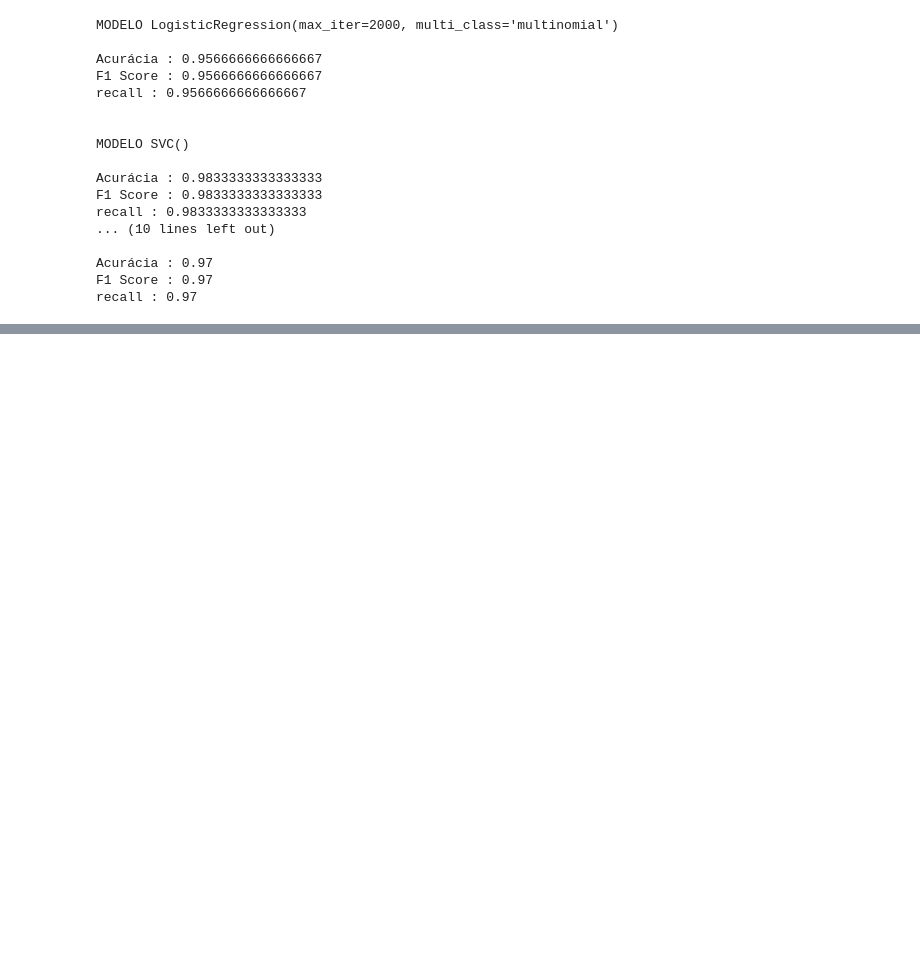
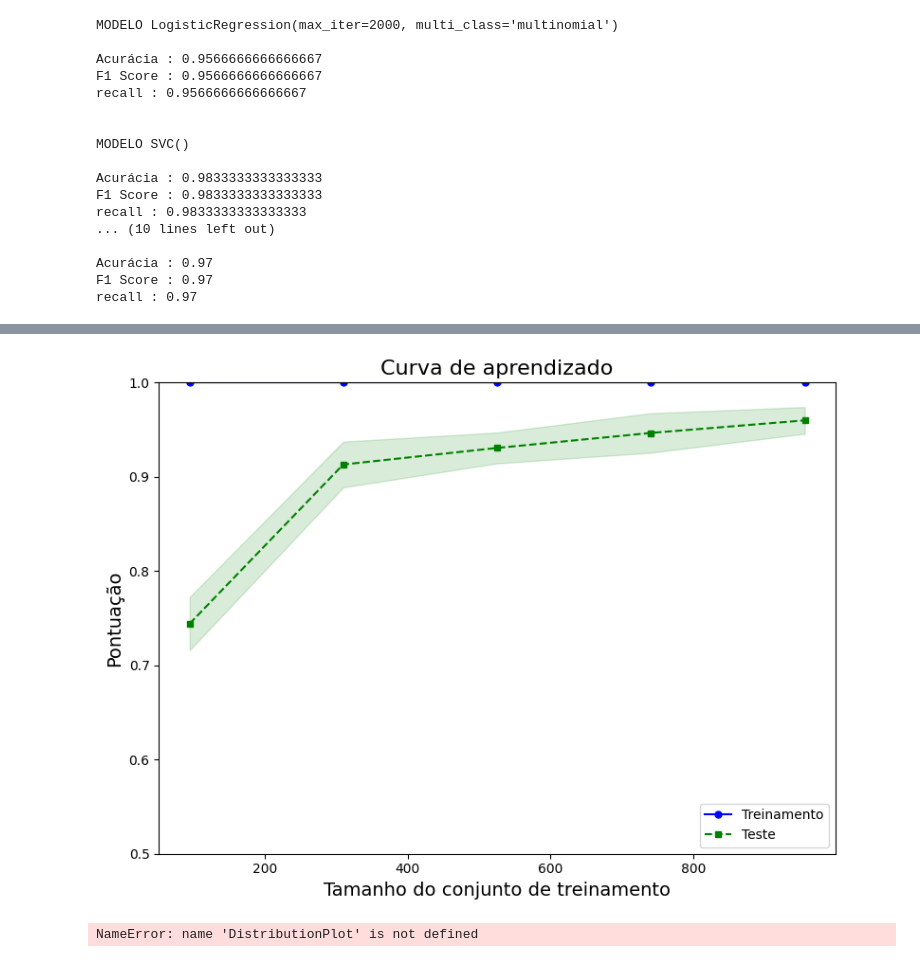
Before and after one commit to vbddinho/puc_minas_machine, a Jupyter notebook: 3-machineLearning.ipynb, the cells around one changed output, grey strips where cells are left out. Saved outputs shown, nothing was run; the diff lists cells and outputs as text; code cells hidden in the pictures; blank space fills up the shorter version.

```diff
--- a/3-machineLearning.ipynb
+++ b/3-machineLearning.ipynb
@@ -323,7 +158,0 @@ print('O dataset de treino possui {} linhas e o de teste {} linhas.'.format(X_tr
-# %%
-model = DecisionTreeClassifier(max_depth=3)
-model.fit(X_train, y_train)
-predict = model.predict(X_train)
-
-accuracy = accuracy_score(y_train, predict) * 100
-print ("A acurácia foi de {:.2f}%.".format(accuracy))
@@ -658,13 +158,0 @@ max_depth = [3, 10, 20, 40]
-# %%
-#Treinando e testando os modelos
-print ('Naive baeys')
-
-
-clf = GaussianNB()
-clf.fit(X_train, y_train)
-pred= clf.predict(X_train)
-
-nb_acc = accuracy_score(y_train, pred)
-f1=f1_score(y_train,pred, average='micro')
-print ('Acurácia Naive baeys:{}'.format(nb_acc))
-print ('F1 Score:{}'.format(f1) )
@@ -739,0 +389,47 @@ DistributionPlot(y_test, yhat_teste, "Actual Values (teste)", "Predicted Values
+# %%
+import numpy as np
+import matplotlib.pyplot as plt
+from sklearn.model_selection import learning_curve
+
+# Define seu modelo de machine learning
+model = model_rand
+
+# Define seu conjunto de dados e rótulos
+X = X_train
+y = y_train
+#, X_test,
+
+
+# Define o tamanho dos folds para a validação cruzada
+cv = 5
+
+# Gera a curva de aprendizado
+train_sizes, train_scores, test_scores = learning_curve(model, X, y, cv=cv, n_jobs=-1)
+
+# Calcula a média e o desvio padrão das pontuações dos conjuntos de treinamento e teste
+train_mean = np.mean(train_scores, axis=1)
+train_std = np.std(train_scores, axis=1)
+test_mean = np.mean(test_scores, axis=1)
+test_std = np.std(test_scores, axis=1)
+
+# Plota a curva de aprendizado
+plt.figure(figsize=(8, 6))
+plt.plot(train_sizes, train_mean, color='blue', marker='o', markersize=5, label='Treinamento')
+plt.fill_between(train_sizes, train_mean + train_std, train_mean - train_std, alpha=0.15, color='blue')
+plt.plot(train_sizes, test_mean, color='green', linestyle='--', marker='s', markersize=5, label='Teste')
+plt.fill_between(train_sizes, test_mean + test_std, test_mean - test_std, alpha=0.15, color='green')
+plt.xlabel('Tamanho do conjunto de treinamento', fontsize=14)
+plt.ylabel('Pontuação', fontsize=14)
+plt.title('Curva de aprendizado', fontsize=16)
+plt.legend(loc='lower right')
+plt.ylim([0.5, 1.0])
+plt.tight_layout()
+plt.show()
+# %% [output]
+[figure, added]
+# %%
+# Let's examine the distribution of the predicted values of the training data
+Title = '-'
+DistributionPlot(y_train, y_pred, "Actual Values (Train)", "Predicted Values (Train)", Title)
+# %% [output]
+NameError: name 'DistributionPlot' is not defined
```
Also changed, not shown: parts of 53 cells of this notebook, 1 other file.
